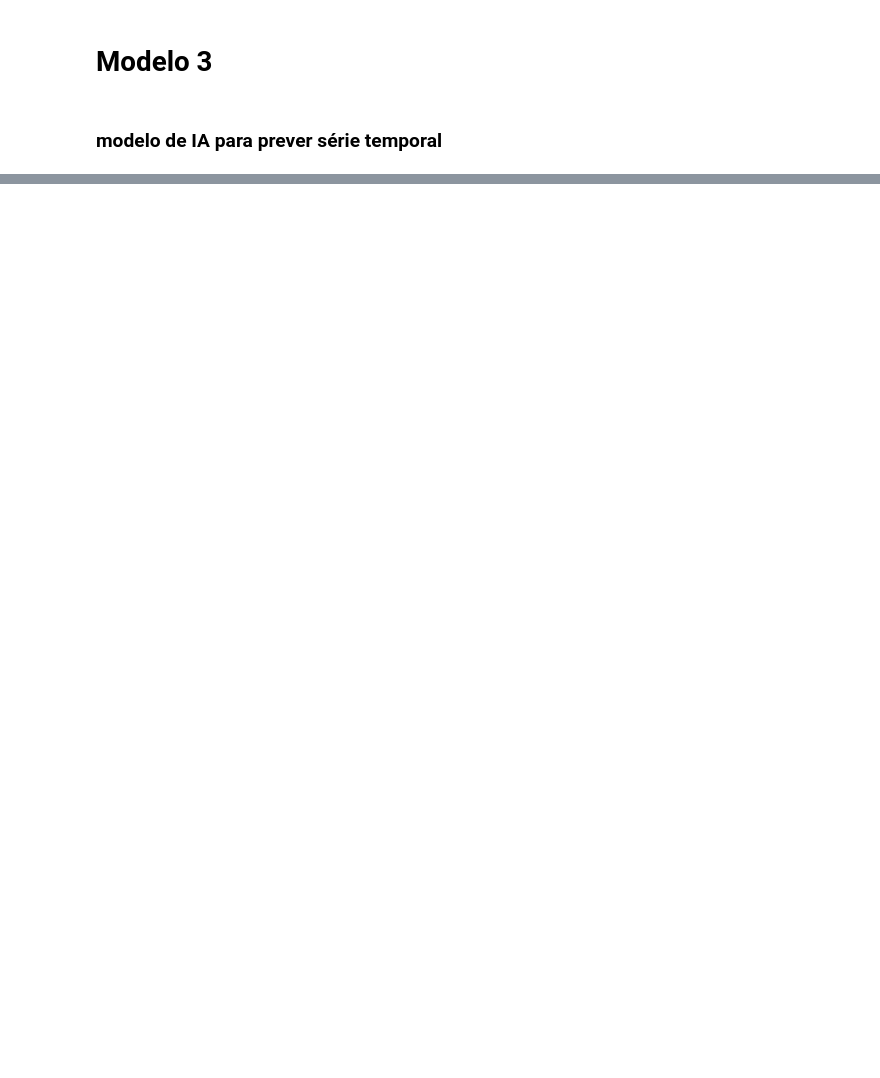
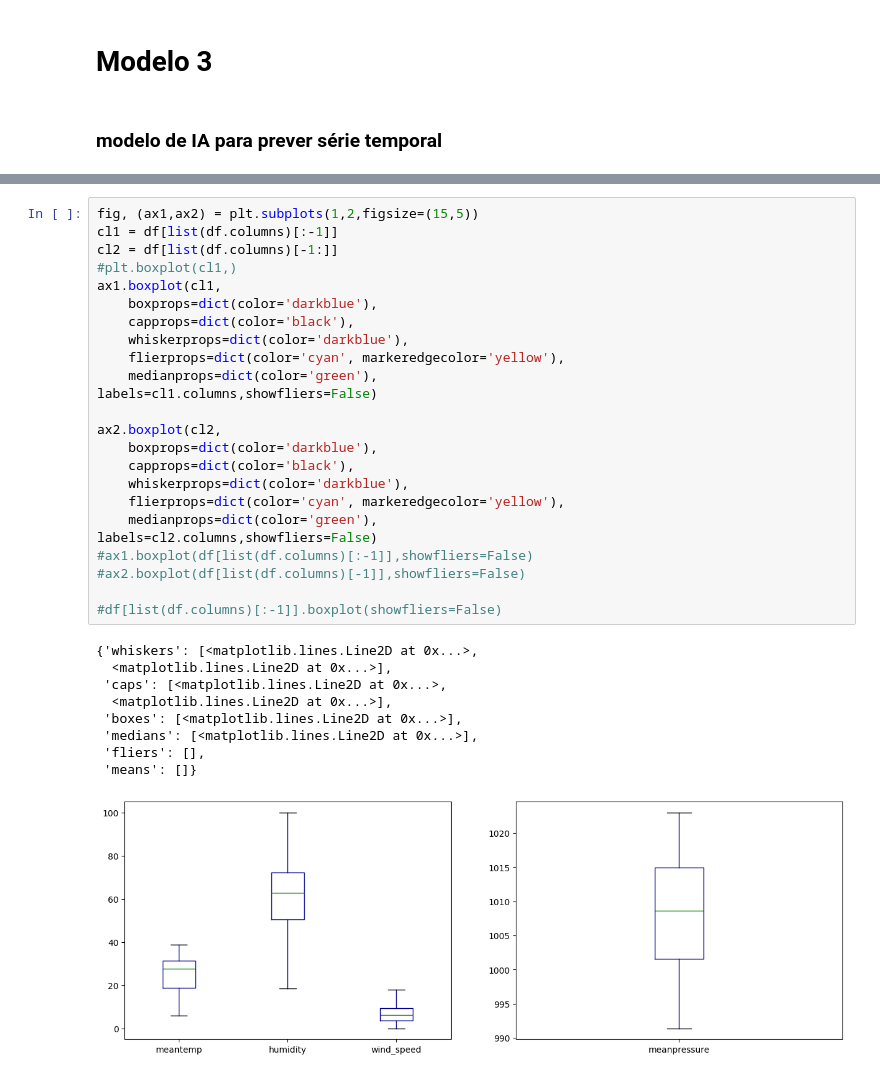
Before and after one commit to Draylon/ppgca_ds_tfinal, a Jupyter notebook: impl3.ipynb, the cells around one changed output, grey strips where cells are left out. Cells and saved outputs as stored; diff of their text form; blank space fills up the shorter version.

```diff
--- a/impl3.ipynb
+++ b/impl3.ipynb
@@ -17,0 +30,34 @@ df
+# %%
+fig, (ax1,ax2) = plt.subplots(1,2,figsize=(15,5))
+cl1 = df[list(df.columns)[:-1]]
+cl2 = df[list(df.columns)[-1:]]
+#plt.boxplot(cl1,)
+ax1.boxplot(cl1,
+    boxprops=dict(color='darkblue'),
+    capprops=dict(color='black'),
+    whiskerprops=dict(color='darkblue'),
+    flierprops=dict(color='cyan', markeredgecolor='yellow'),
+    medianprops=dict(color='green'),
+labels=cl1.columns,showfliers=False)
+
+ax2.boxplot(cl2,
+    boxprops=dict(color='darkblue'),
+    capprops=dict(color='black'),
+    whiskerprops=dict(color='darkblue'),
+    flierprops=dict(color='cyan', markeredgecolor='yellow'),
+    medianprops=dict(color='green'),
+labels=cl2.columns,showfliers=False)
+#ax1.boxplot(df[list(df.columns)[:-1]],showfliers=False)
+#ax2.boxplot(df[list(df.columns)[-1]],showfliers=False)
+
+#df[list(df.columns)[:-1]].boxplot(showfliers=False)
+# %% [output]
+{'whiskers': [<matplotlib.lines.Line2D at 0x...>,
+  <matplotlib.lines.Line2D at 0x...>],
+ 'caps': [<matplotlib.lines.Line2D at 0x...>,
+  <matplotlib.lines.Line2D at 0x...>],
+ 'boxes': [<matplotlib.lines.Line2D at 0x...>],
+ 'medians': [<matplotlib.lines.Line2D at 0x...>],
+ 'fliers': [],
+ 'means': []}
+[figure, added]
```
Also changed, not shown: parts of 9 cells of this notebook.
